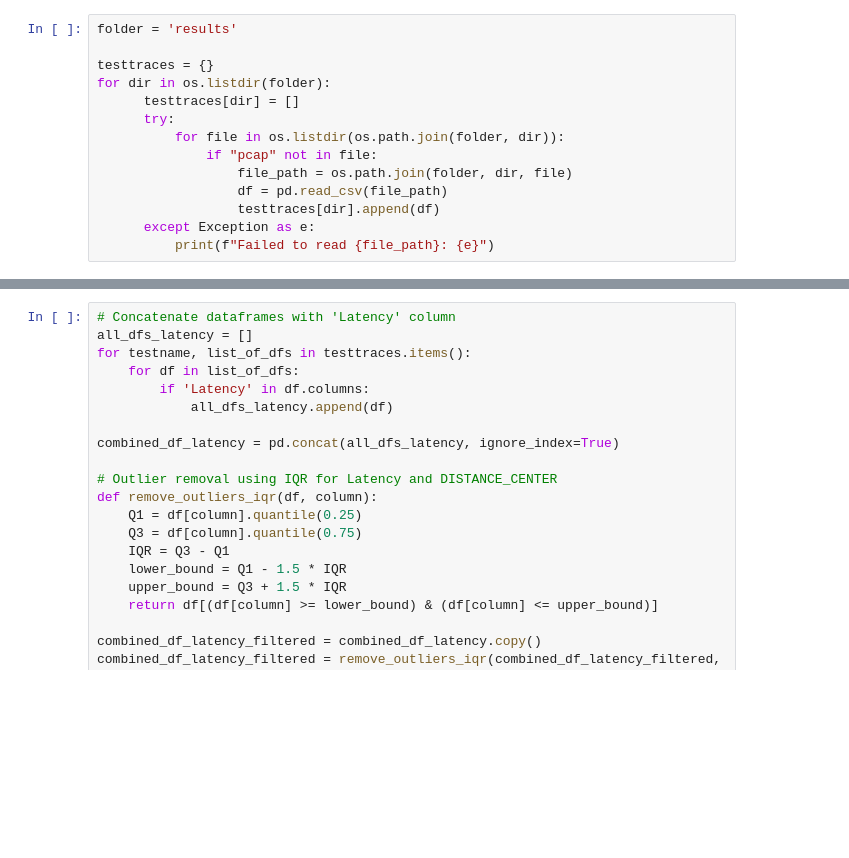
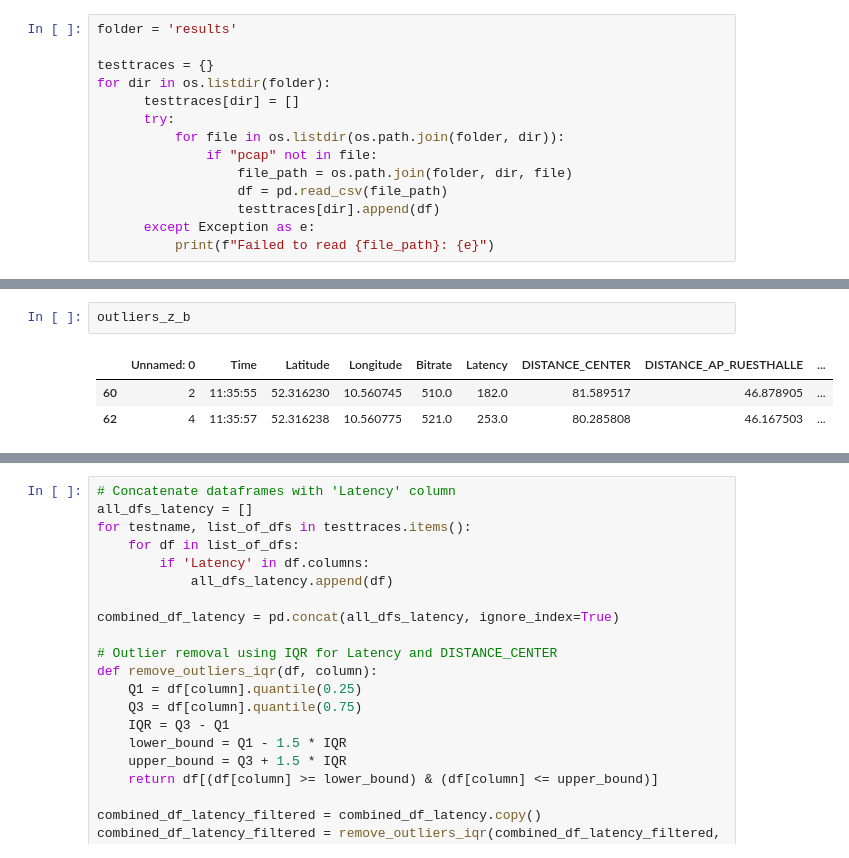
Before and after one commit to protogia/WIFI-Mesh-Evaluation, a Jupyter notebook: evaluation/evaluate_dual_mesh_wlan_connection.ipynb, the cells around one changed output, grey strips where cells are left out. Drawn from its saved outputs; the diff is of its cells as text; blank space fills up the shorter version.

```diff
--- a/evaluation/evaluate_dual_mesh_wlan_connection.ipynb
+++ b/evaluation/evaluate_dual_mesh_wlan_connection.ipynb
@@ -45,0 +166,6 @@ testtraces['bandwithtest_09072924_mesh_wlan-b'][0].head()
+# %%
+outliers_z_b
+# %% [output]
+|  | Unnamed: 0 | Time | Latitude | Longitude | Bitrate | Latency | DISTANCE_CENTER | DISTANCE_AP_RUESTHALLE | ... |
+| 60 | 2 | 11:35:55 | 52.316230 | 10.560745 | 510.0 | 182.0 | 81.589517 | 46.878905 | ... |
+| 62 | 4 | 11:35:57 | 52.316238 | 10.560775 | 521.0 | 253.0 | 80.285808 | 46.167503 | ... |
```
Also changed, not shown: parts of 23 cells of this notebook.
